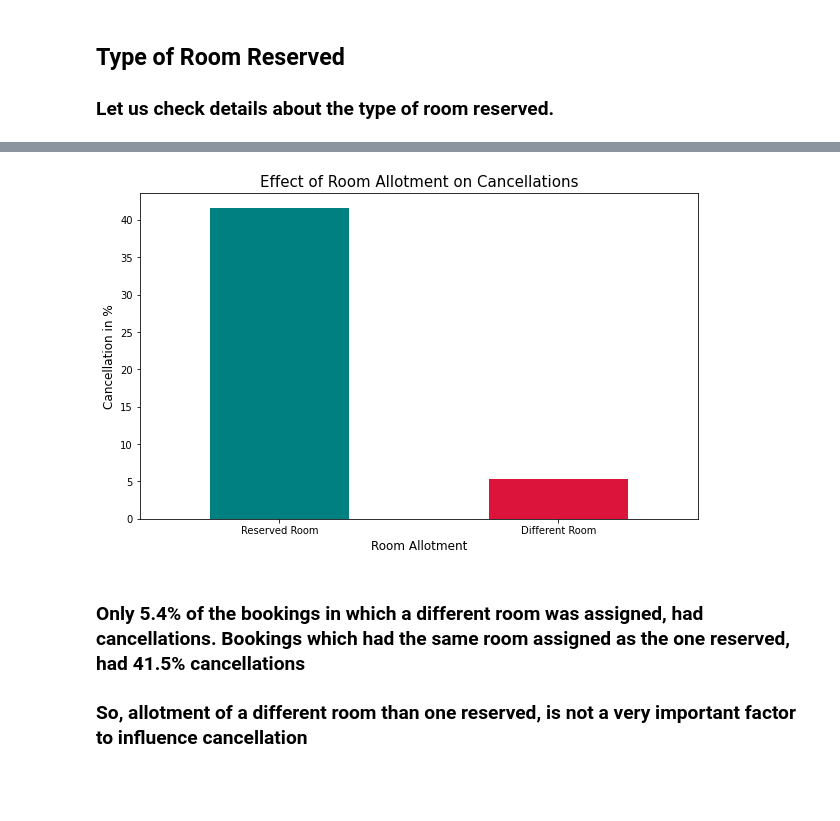
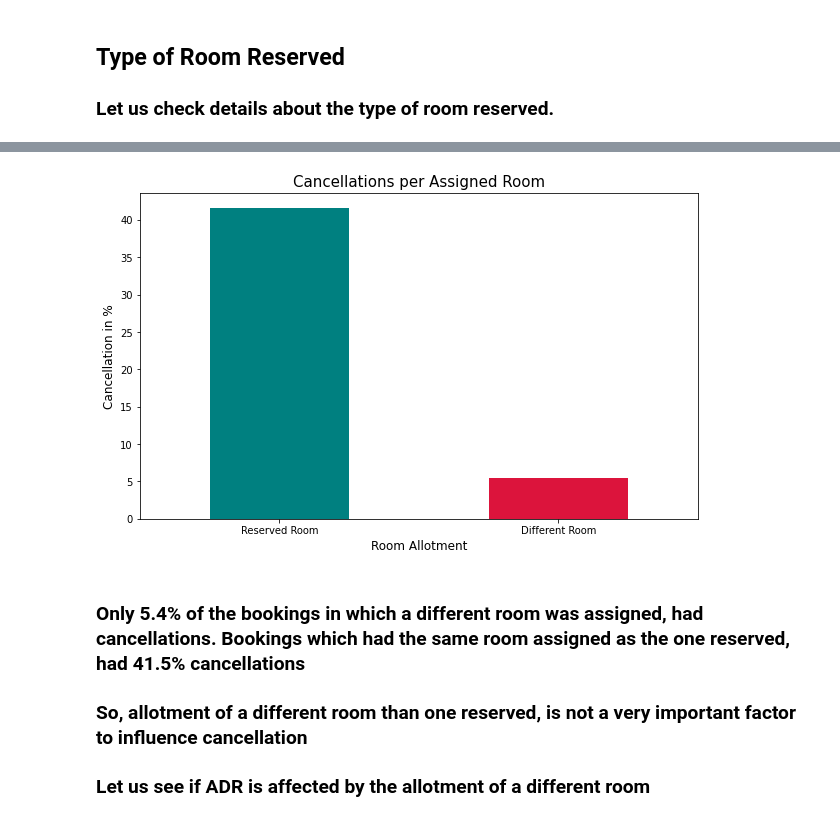
Before and after one commit to priyaregit/EDA_Hotel-Booking, a Jupyter notebook: Hotel_Booking_Analysis_EDA_Capstone_Project.ipynb, the cells around one changed output, grey strips where cells are left out. Saved outputs shown, nothing was run; the diff lists cells and outputs as text; code cells hidden in the pictures; blank space fills up the shorter version.

```diff
--- a/Hotel_Booking_Analysis_EDA_Capstone_Project.ipynb
+++ b/Hotel_Booking_Analysis_EDA_Capstone_Project.ipynb
@@ -405,7 +393,9 @@ hotel_booking['total_guests'] = hotel_booking['adults'] + hotel_booking['child']
 # Creating a new column 'total_stay' by adding the columns 'stays_in_weekend_nights' and 'stays_in_week_nights'
 hotel_booking['total_stay'] = hotel_booking['stays_in_weekend_nights'] + hotel_booking['stays_in_week_nights']
 # %%
+# Keeping only those observations in the data frame in which total guests is greater than 0
+hotel_booking = hotel_booking[hotel_booking['total_guests'] > 0]
+
 # Checking the new shape of our dataset
-
 hotel_booking.shape
 # %% [output]
@@ -438,7 +435,7 @@ for col in columns:
 hotel_booking.loc[hotel_booking.lead_time > 400, 'lead_time'] = 400
 
 # Setting a value of 10 to all the observations of 'stays_in_weekend_nights' that are greater than 10
-hotel_booking.loc[hotel_booking.stays_in_weekend_nights > 10, 'stays_in_weekend_nights'] = 20
+hotel_booking.loc[hotel_booking.stays_in_weekend_nights > 10, 'stays_in_weekend_nights'] = 10
 
 # Setting a value of 20 to all the observations of 'stays_in_week_nights' that are greater than 20
 hotel_booking.loc[hotel_booking.stays_in_week_nights > 20, 'stays_in_week_nights'] = 20
@@ -1901,3 +2000,18 @@ plt.rcParams['figure.figsize'] = (10, 6)
 [figure]
 # %% [markdown]
 ### As expected, guests travelling with children have made more special requests
+# %%
+# Grouping the bookings by hotel type, arrival_date_month and the mean of special requests
+spl_requests_by_month = hotel_booking.groupby(['hotel','arrival_date_month']).agg({'total_of_special_requests': 'mean'}).reset_index()
+
+# Drawing a barplot to show the mean number of special requests received per month
+sns.barplot(x ='arrival_date_month', y ='total_of_special_requests', hue ='hotel', data = spl_requests_by_month)
+
+# Giving labels and legend to the plot
+plt.title("Average number of Special Requests per Month", fontsize = 15)
+plt.xlabel("Months", fontsize = 12)
+plt.ylabel("Average number of Special Requests", fontsize = 12)
+plt.xticks(rotation = 'vertical')
+
+# Setting the display figure size using rcParams method
+plt.rcParams['figure.figsize'] = (10, 6)
@@ -1948,0 +2067,18 @@ plt.rcParams['figure.figsize'] = (10, 6)
+# %%
+# Grouping the bookings by hotel type, adr and the mean of special requests
+spl_requests_by_adr = hotel_booking.groupby(['hotel','adr']).agg({'total_of_special_requests': 'mean'}).reset_index()
+
+# Drawing a Scatterplot to show the mean number of special requests received per adr
+sns.scatterplot(x ='adr', y ='total_of_special_requests', hue='hotel', data = spl_requests_by_adr)
+
+# Plotting a regression line to show the mean number of special requests received per adr for City Hotels and Resort Hotels separately
+sns.regplot(x ='adr', y ='total_of_special_requests', data = spl_requests_by_adr [spl_requests_by_adr['hotel']=='City Hotel'])
+sns.regplot(x ='adr', y ='total_of_special_requests', data = spl_requests_by_adr [spl_requests_by_adr['hotel']=='Resort Hotel'])
+
+# Giving title and labels to the plot
+plt.title("Special Requests per ADR", fontsize = 15)
+plt.ylabel('Mean of Special Requests', fontsize = 12)
+plt.xlabel('Average Daily Rate', fontsize = 12)
+
+# Setting the display figure size using rcParams method
+plt.rcParams['figure.figsize'] = (10, 6)
@@ -2153,18 +2291,20 @@ cancelled_if_different_room
 # %%
 # Barplot showing the cancellation percentage per type of room allotment
-cancelled_if_different_room.plot(kind ='bar', x ='if_different_room_assigned', y='cancellation_percentage', color =['teal','crimson'], legend=False)
+cancelled_if_different_room.plot(kind ='bar', x ='if_different_room_assigned', y ='cancellation_percentage', color =['teal','crimson'], legend = False)
 
 # Giving title and labels to the plot
-plt.title("Effect of Room Allotment on Cancellations", fontsize = 15)
+plt.title("Cancellations per Assigned Room", fontsize = 15)
 plt.xlabel("Room Allotment", fontsize = 12)
-plt.xticks([0,1], labels = ['Reserved Room','Different Room'], rotation='horizontal')
+plt.xticks([0,1], labels = ['Reserved Room','Different Room'], rotation ='horizontal')
 plt.ylabel("Cancellation in %", fontsize = 12)
 
 # Setting the display figure size using rcParams method
 plt.rcParams['figure.figsize'] = (10, 6)
 # %% [output]
-[figure, old version]
+[figure, new version]
 # %% [markdown]
 ### Only 5.4% of the bookings in which a different room was assigned, had cancellations. Bookings which had the same room assigned as the one reserved, had 41.5% cancellations
 
 ### So, allotment of a different room than one reserved, is not a very important factor to influence cancellation
+
+### Let us see if ADR is affected by the allotment of a different room
```
Also changed, not shown: parts of 157 cells of this notebook.
